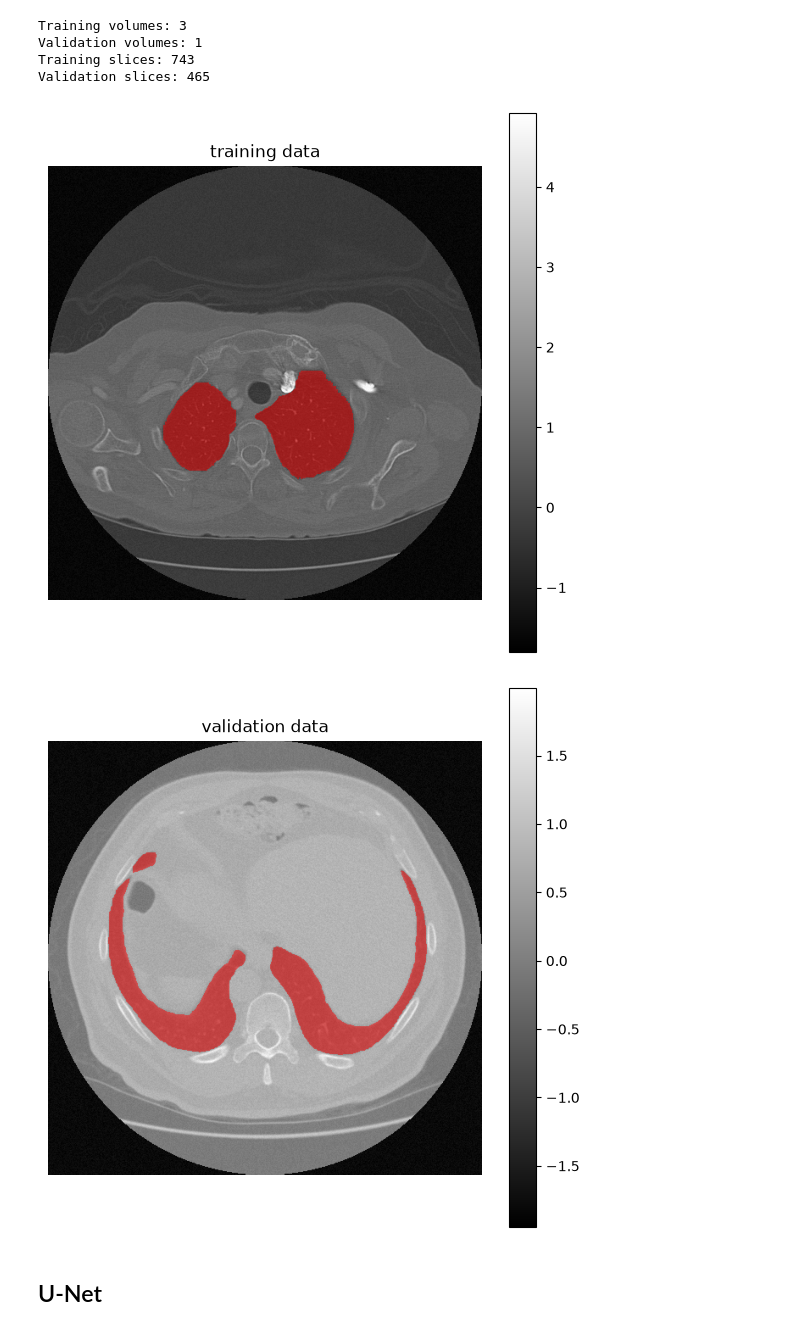
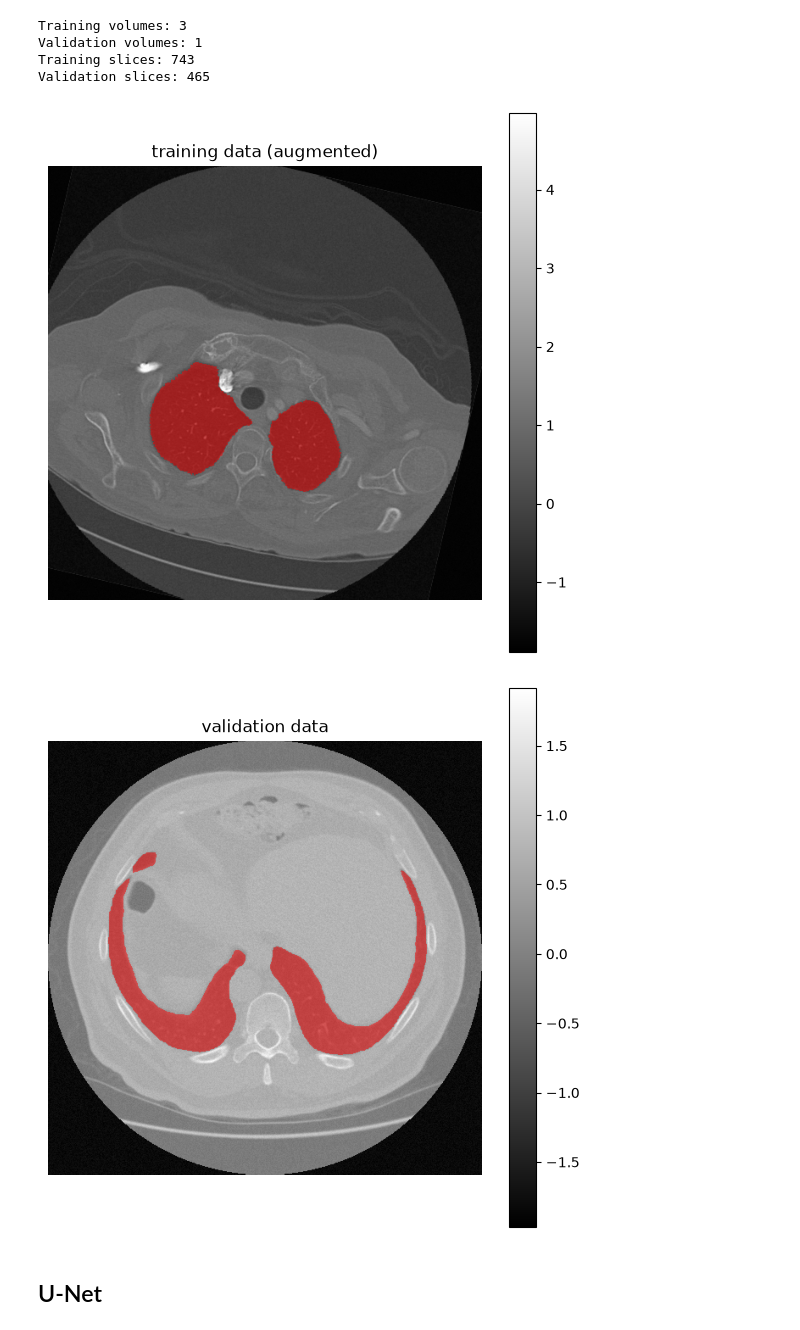
Before and after one commit to JakeKitzmann/SlicerLab, a Jupyter notebook: ModelTraining.ipynb, the cells around one changed output. Cells and saved outputs as stored; diff of their text form; code cells hidden in the pictures.

```diff
--- a/ModelTraining.ipynb
+++ b/ModelTraining.ipynb
@@ -60,7 +61,7 @@ def show_slice(image, segmentation=None, title=None, slice_num = None):
     if slice_num == None:
         plt.imshow(im, cmap="gray")
     else:
-        plt.imshow(im[:,:,slice_num], cmap='gray')
+        plt.imshow(im[slice_num], cmap='gray')
 
     plt.colorbar()
     if title != None:
@@ -76,7 +77,7 @@ def show_slice(image, segmentation=None, title=None, slice_num = None):
             )
         else:
             plt.imshow(
-                np.ma.masked_where(seg[:,:,slice_num] == 0, seg[:,:,slice_num]),
+                np.ma.masked_where(seg[slice_num] == 0, seg[slice_num]),
                 cmap="autumn",
                 alpha=0.5
             )
@@ -114,16 +177,18 @@ Successfully paired 4 volumes.
 # %%
 class LungDataset(Dataset):
 
-    def __init__(self, volume_pairs):
+    def __init__(self, volume_pairs, augment=False):
+        self.augment = augment
         self.images = []
         self.masks = []
         self.slice_indices = []
 
         for image_file, mask_file in volume_pairs:
 
-            image = sitk.Normalize(sitk.ReadImage(str(image_file)))
-            mask = sitk.ReadImage(str(mask_file))
+            image = load_kaggle_volume(image_file)
+            mask = load_kaggle_volume(mask_file)
 
+            # arrays are [z, y, x]; axial slices along axis 0
             image = sitk.GetArrayFromImage(image).astype(np.float32)
             mask = sitk.GetArrayFromImage(mask).astype(np.int32)
             mask = (mask > 0).astype(np.uint8)
@@ -133,7 +198,7 @@ class LungDataset(Dataset):
 
             volume_idx = len(self.images) - 1
 
-            for z in range(image.shape[2]):
+            for z in range(image.shape[0]):
                 self.slice_indices.append((volume_idx, z))
 
     def __len__(self):
@@ -143,15 +208,13 @@ class LungDataset(Dataset):
 
         volume_idx, slice_idx = self.slice_indices[idx]
 
-        image = self.images[volume_idx][:, :, slice_idx]
-        mask = self.masks[volume_idx][:, :, slice_idx]
+        image = torch.from_numpy(self.images[volume_idx][slice_idx].copy()).float().unsqueeze(0)
+        mask = torch.from_numpy(self.masks[volume_idx][slice_idx].copy()).long()
 
-        # Rotate individual 2D slices
-        image = np.rot90(image, k=-1)
-        mask = np.rot90(mask, k=-1)
+        if self.augment:
+            image, mask = augment_slice(image, mask)
 
-        image = torch.from_numpy(image.copy()).float().unsqueeze(0)
-        mask = torch.from_numpy(mask.copy()).long()
+        image = normalize_slices(image)
 
         return image, mask
 # %%
@@ -179,7 +242,7 @@ train_pairs, val_pairs = train_test_split(
     random_state=42
 )
 
-train_dataset = LungDataset(train_pairs)
+train_dataset = LungDataset(train_pairs, augment=True)
 val_dataset = LungDataset(val_pairs)
 
 train_loader = DataLoader(
@@ -206,11 +269,16 @@ Validation volumes: 1
 Training slices: 743
 Validation slices: 465
 # %%
-show_slice(train_dataset[100][0], train_dataset[100][1], title='training data')
-show_slice(val_dataset[100][0], val_dataset[100][1], title='validation data')
+# Index each dataset once: every train_dataset[i] call draws a new random
+# augmentation, so [i][0] and [i][1] from separate calls would not match.
+image, mask = train_dataset[100]
+show_slice(image, mask, title='training data (augmented)')
+
+image, mask = val_dataset[100]
+show_slice(image, mask, title='validation data')
 # %% [output]
-[figure, old version]
+[figure, new version]
-[figure, old version]
+[figure, new version]
 # %% [markdown]
 ## U-Net
 # %%
```
Also changed, not shown: parts of 11 cells of this notebook, 2 other files.
